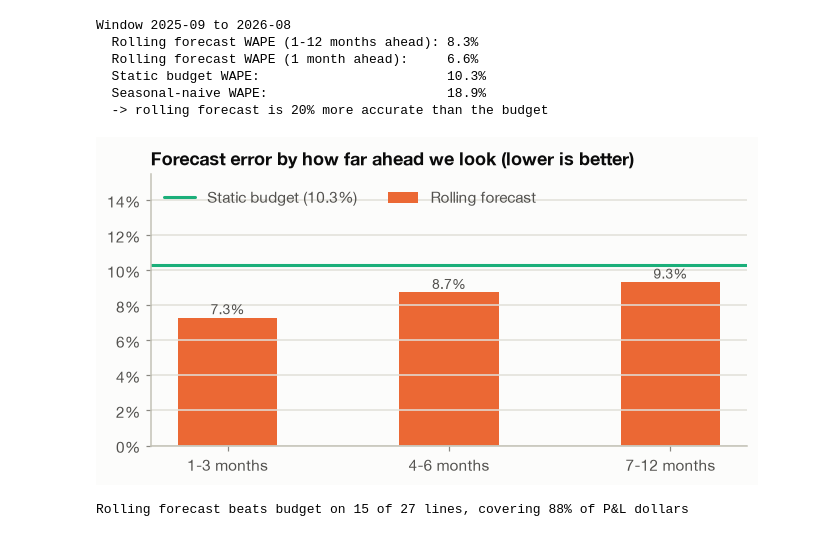
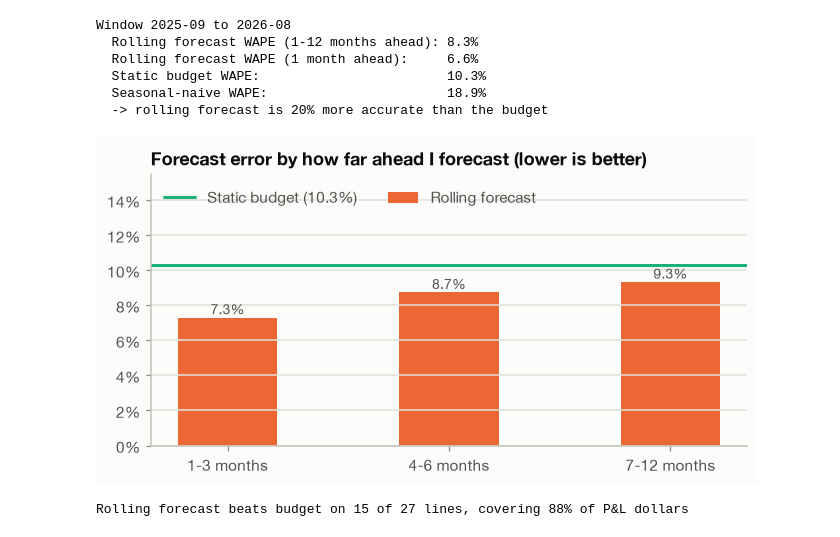
Before and after one commit to eziquiolobao/FPA-ML-Forecast, a Jupyter notebook: notebooks/02_forecast_backtesting.ipynb, the cells around one changed output. Saved outputs shown, nothing was run; the diff lists cells and outputs as text; code cells hidden in the pictures.

```diff
--- a/notebooks/02_forecast_backtesting.ipynb
+++ b/notebooks/02_forecast_backtesting.ipynb
@@ -112,18 +112,18 @@ Window 2025-09 to 2026-08
 # %%
 byh = read("accuracy_by_horizon")
 fig, ax = plt.subplots(figsize=(7, 3.2))
 x = np.arange(len(byh))
 budget_wape = byh["budget_wape"].iloc[0]
 ax.bar(x, byh["rolling_forecast_wape"], width=0.45, color=ROLE["forecast"], label="Rolling forecast")
 ax.axhline(budget_wape, color=ROLE["budget"], linewidth=2, label=f"Static budget ({budget_wape:.1%})")
 for xi, v in zip(x, byh["rolling_forecast_wape"]):
     ax.text(xi, v + 0.002, f"{v:.1%}", ha="center", color=viz.INK_2, fontsize=9)
 ax.set_xticks(x, byh["bucket"]); pct_axis(ax); ax.set_ylim(0, budget_wape * 1.5)
-ax.set_title("Forecast error by how far ahead we look (lower is better)")
+ax.set_title("Forecast error by how far ahead I forecast (lower is better)")
 ax.legend(loc="upper left", ncol=2)
 plt.show()
 # %% [output]
-[figure, old version]
+[figure, new version]
 # %%
 acc = read("accuracy_by_series").sort_values("actual_12m_usd", ascending=False)
 acc["winner"] = np.where(acc["rolling_forecast_wape"] < acc["budget_wape"], "Forecast", "Budget")
```
Also changed, not shown: parts of 1 cell of this notebook, 6 other files.
